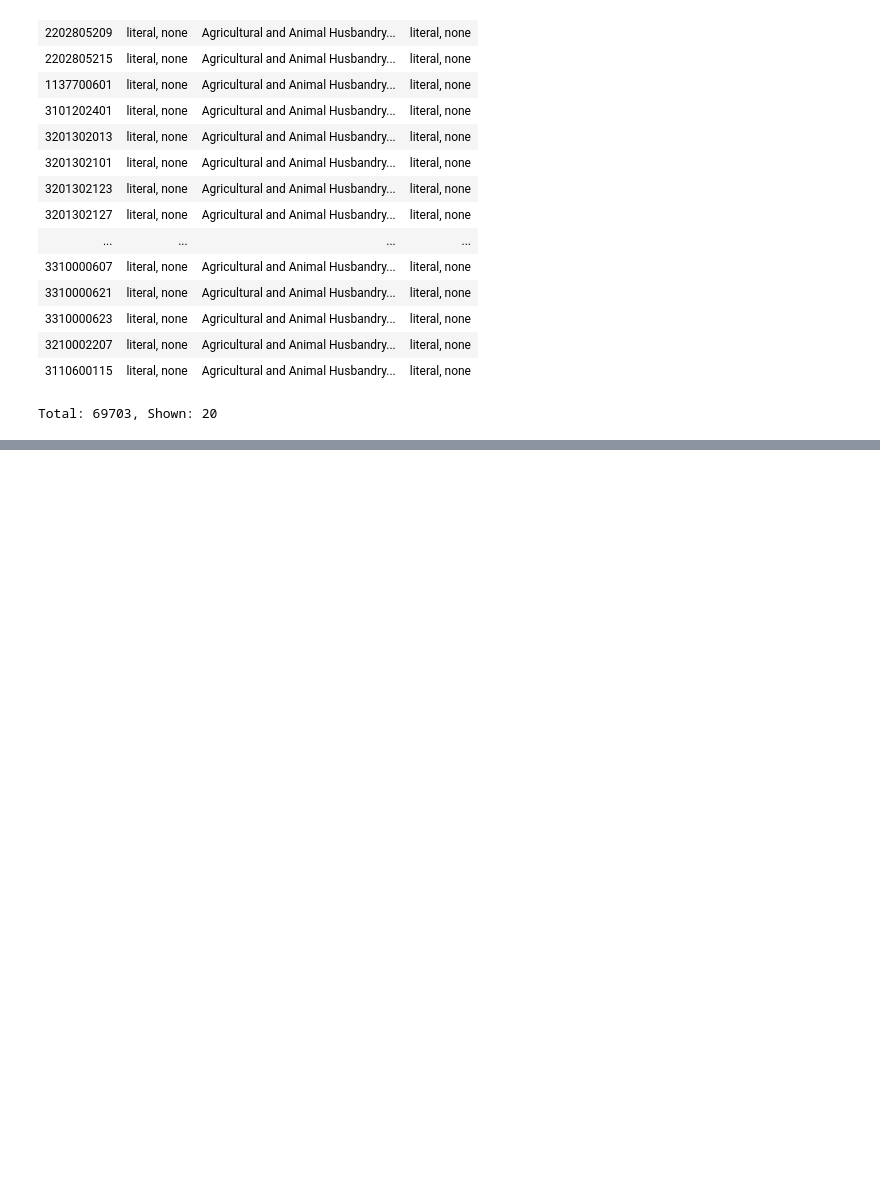
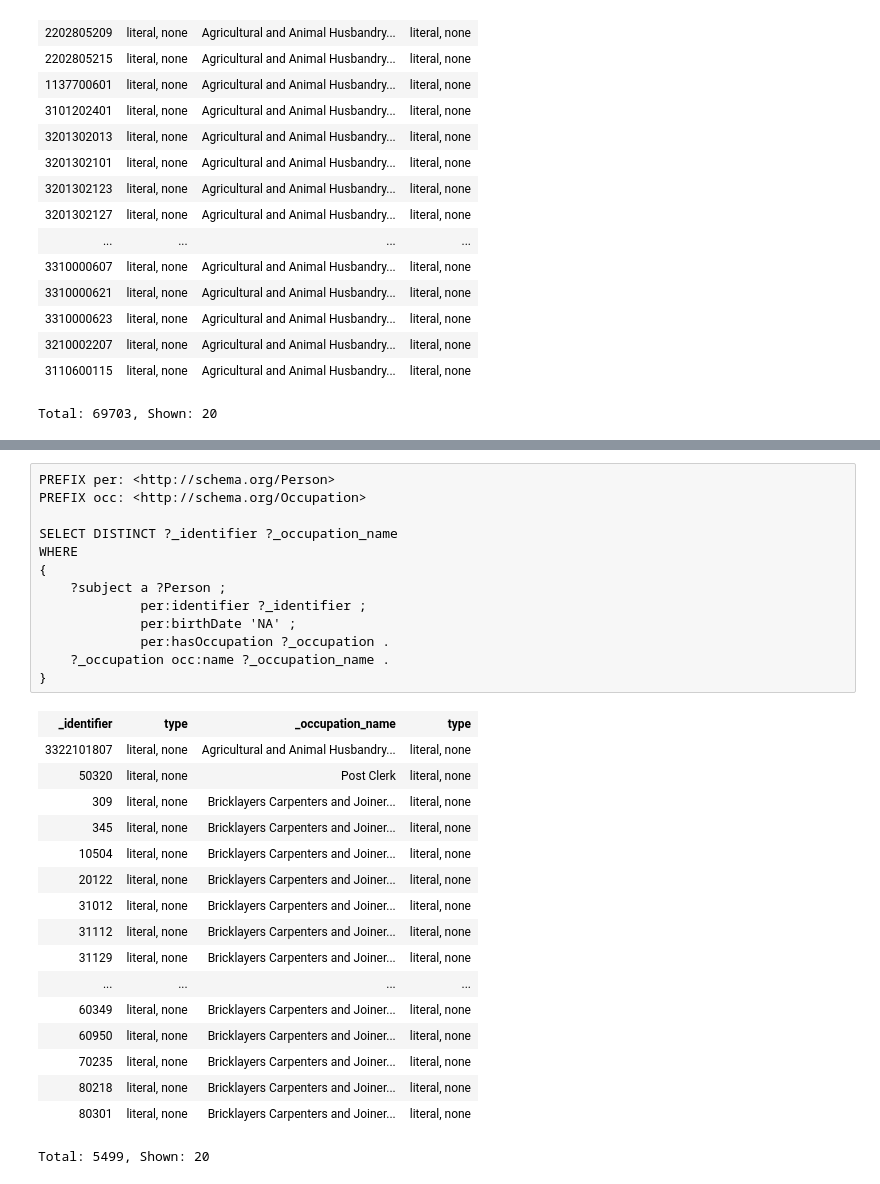
Before and after one commit to tsa-ml/tsa-ml, a Jupyter notebook: SPARQL Queries - Use Cases.ipynb, the cells around one changed output, grey strips where cells are left out. Drawn from its saved outputs; the diff is of its cells as text; blank space fills up the shorter version.

```diff
--- a/SPARQL Queries - Use Cases.ipynb
+++ b/SPARQL Queries - Use Cases.ipynb
@@ -204,0 +287,31 @@ Total: 69703, Shown: 20
+# %%
+PREFIX per: <http://schema.org/Person>
+PREFIX occ: <http://schema.org/Occupation>
+
+SELECT DISTINCT ?_identifier ?_occupation_name
+WHERE
+{
+    ?subject a ?Person ;
+             per:identifier ?_identifier ;
+             per:birthDate 'NA' ;
+             per:hasOccupation ?_occupation .
+    ?_occupation occ:name ?_occupation_name .
+}
+# %% [output]
+| _identifier | type | _occupation_name | type |
+| 3322101807 | literal, none | Agricultural and Animal Husbandry... | literal, none |
+| 50320 | literal, none | Post Clerk | literal, none |
+| 309 | literal, none | Bricklayers Carpenters and Joiner... | literal, none |
+| 345 | literal, none | Bricklayers Carpenters and Joiner... | literal, none |
+| 10504 | literal, none | Bricklayers Carpenters and Joiner... | literal, none |
+| 20122 | literal, none | Bricklayers Carpenters and Joiner... | literal, none |
+| 31012 | literal, none | Bricklayers Carpenters and Joiner... | literal, none |
+| 31112 | literal, none | Bricklayers Carpenters and Joiner... | literal, none |
+| 31129 | literal, none | Bricklayers Carpenters and Joiner... | literal, none |
+| ... | ... | ... | ... |
+| 60349 | literal, none | Bricklayers Carpenters and Joiner... | literal, none |
+| 60950 | literal, none | Bricklayers Carpenters and Joiner... | literal, none |
+| 70235 | literal, none | Bricklayers Carpenters and Joiner... | literal, none |
+| 80218 | literal, none | Bricklayers Carpenters and Joiner... | literal, none |
+| 80301 | literal, none | Bricklayers Carpenters and Joiner... | literal, none |
+Total: 5499, Shown: 20
```
Also changed, not shown: parts of 6 cells of this notebook, 9 other files.
